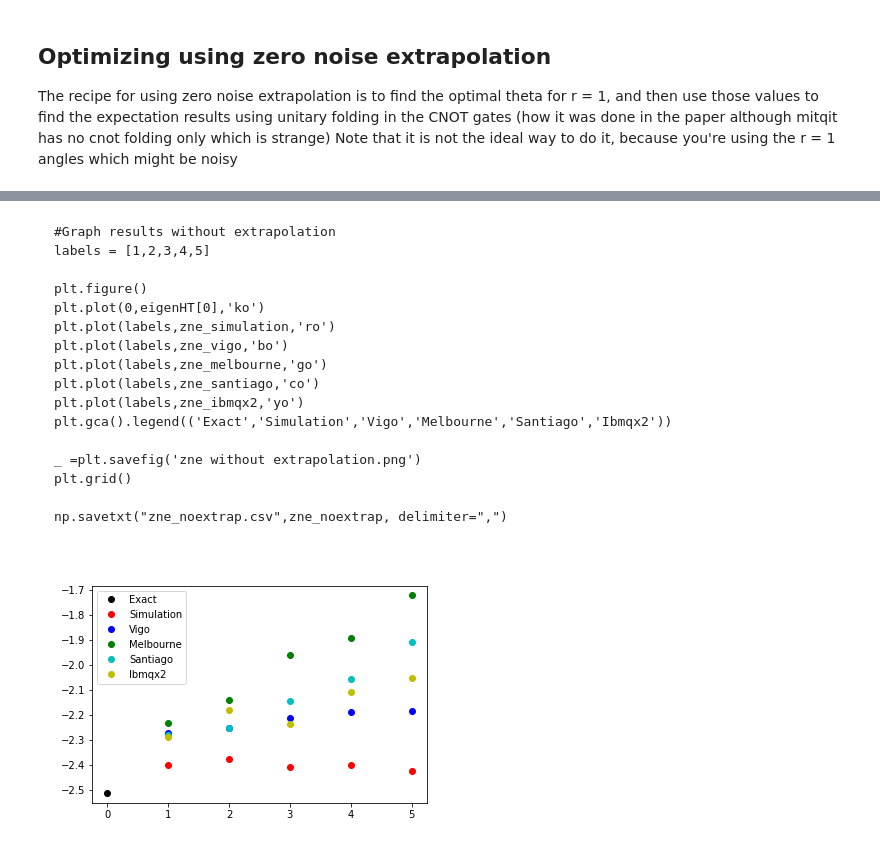
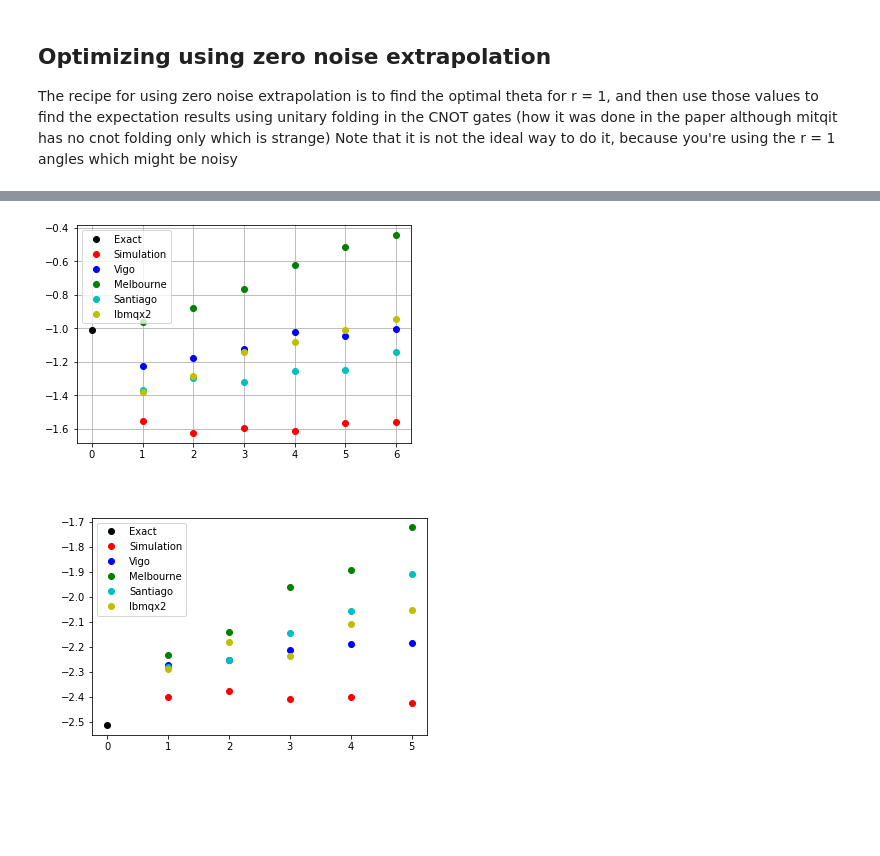
Before and after one commit to JavierNaya/QOSF_Mentorship, a Jupyter notebook: main .ipynb, the cells around one changed output, grey strips where cells are left out. Saved outputs shown, nothing was run; the diff lists cells and outputs as text; code cells hidden in the pictures; blank space fills up the shorter version.

````diff
--- a/main .ipynb
+++ b/main .ipynb
@@ -372,10 +357,10 @@ Expectation_Hamiltonian(theta,H, noise = False)
 # %% [markdown]
 We can construct now an optimization using COBYLA method that was found in the application process to be the most effecient one, as well as the recommended one inn the qiskit tutorial for VQE (https://qiskit.org/textbook/ch-applications/vqe-molecules.html). We will be using the scipy optimization package
 # %%
-def Optimize(H,noise = False, r = 1,shots=10000,backend = 'qasm_simulator'):
+def Optimize(H,noise = False, r = 1,shots=8192,backend = 'qasm_simulator'):
 
     theta_0 = 2*math.pi*np.random.random([3]) #Initial random values
-    sol = opt.minimize(Expectation_Hamiltonian,theta_0,args=(H,noise,r,shots,backend),method='COBYLA',bounds=(0,2*math.pi), tol=1e-8)
+    sol = opt.minimize(Expectation_Hamiltonian,theta_0,args=(H,noise,r,shots,backend),method='COBYLA',bounds=(0,2*math.pi), tol=1e-9)
     #results.append(sol.fun)
 
     return sol
@@ -393,0 +367,3 @@ print(sol)
+# %%
+sol = Optimize(H,shots = 50000)
+print(sol,sol.x)
@@ -415,7 +399,7 @@ Noise_Scaling = []
 #Obtain a solution with the standard circuit
 for n in noise:
     Noise_extrapolation = []
-    sol = Optimize(HT,noise = n)
+    sol = Optimize(H,noise = n)
 
 
     #Extract values of theta and expectation value
@@ -424,7 +408,7 @@ for n in noise:
 
     # Finding expectation values for r = 3 to 5 with previous theta
     for r in range(2,r+1):
-        Noise_extrapolation.append(Expectation_Hamiltonian(theta_optimal,HT,noise = n, r = r))
+        Noise_extrapolation.append(Expectation_Hamiltonian(theta_optimal,H,noise = n, r = r))
 
     Noise_Scaling.append(Noise_extrapolation)
 # %% [output]
@@ -432,29 +432,31 @@ TypeError: 'NoiseModel' object is not iterable
 # %%
-#zne_simulation = zne
-#zne_vigo = zne
-#zne_melbourne = zne
-#zne_santiago = zne
-#zne_ibmqx2 = zne
+zne_simulation = Noise_Scaling[0]
+zne_vigo = Noise_Scaling[1]
+zne_melbourne = Noise_Scaling[2]
+zne_santiago = Noise_Scaling[3]
+zne_ibmqx2 = Noise_Scaling[4]
+
 zne_noextrap  = (zne_simulation,zne_vigo,zne_melbourne,zne_santiago,zne_ibmqx2)
-# %% [markdown]
-```
-#Graph results without extrapolation
-labels = [1,2,3,4,5]
-
-plt.figure()
-plt.plot(0,eigenHT[0],'ko')
-plt.plot(labels,zne_simulation,'ro')
-plt.plot(labels,zne_vigo,'bo')
-plt.plot(labels,zne_melbourne,'go')
-plt.plot(labels,zne_santiago,'co')
-plt.plot(labels,zne_ibmqx2,'yo')
-plt.gca().legend(('Exact','Simulation','Vigo','Melbourne','Santiago','Ibmqx2'))
-
-_ =plt.savefig('zne without extrapolation.png')
-plt.grid()
-
-np.savetxt("zne_noextrap.csv",zne_noextrap, delimiter=",")
-```
+# %%
+
+#Graph results without extrapolation
+labels = [1,2,3,4,5,6]
+
+plt.figure()
+plt.plot(0,eigenH[0],'ko')
+plt.plot(labels,zne_simulation,'ro')
+plt.plot(labels,zne_vigo,'bo')
+plt.plot(labels,zne_melbourne,'go')
+plt.plot(labels,zne_santiago,'co')
+plt.plot(labels,zne_ibmqx2,'yo')
+plt.gca().legend(('Exact','Simulation','Vigo','Melbourne','Santiago','Ibmqx2'))
+
+_ =plt.savefig('zne without extrapolation.png')
+plt.grid()
+
+np.savetxt("zne_noextrap.csv",zne_noextrap, delimiter=",")
+# %% [output]
+[figure, added]
 # %%
 display(Image('zne without extrapolation.png'))
 # %% [output]
````
Also changed, not shown: parts of 19 cells of this notebook, 2 other files.
